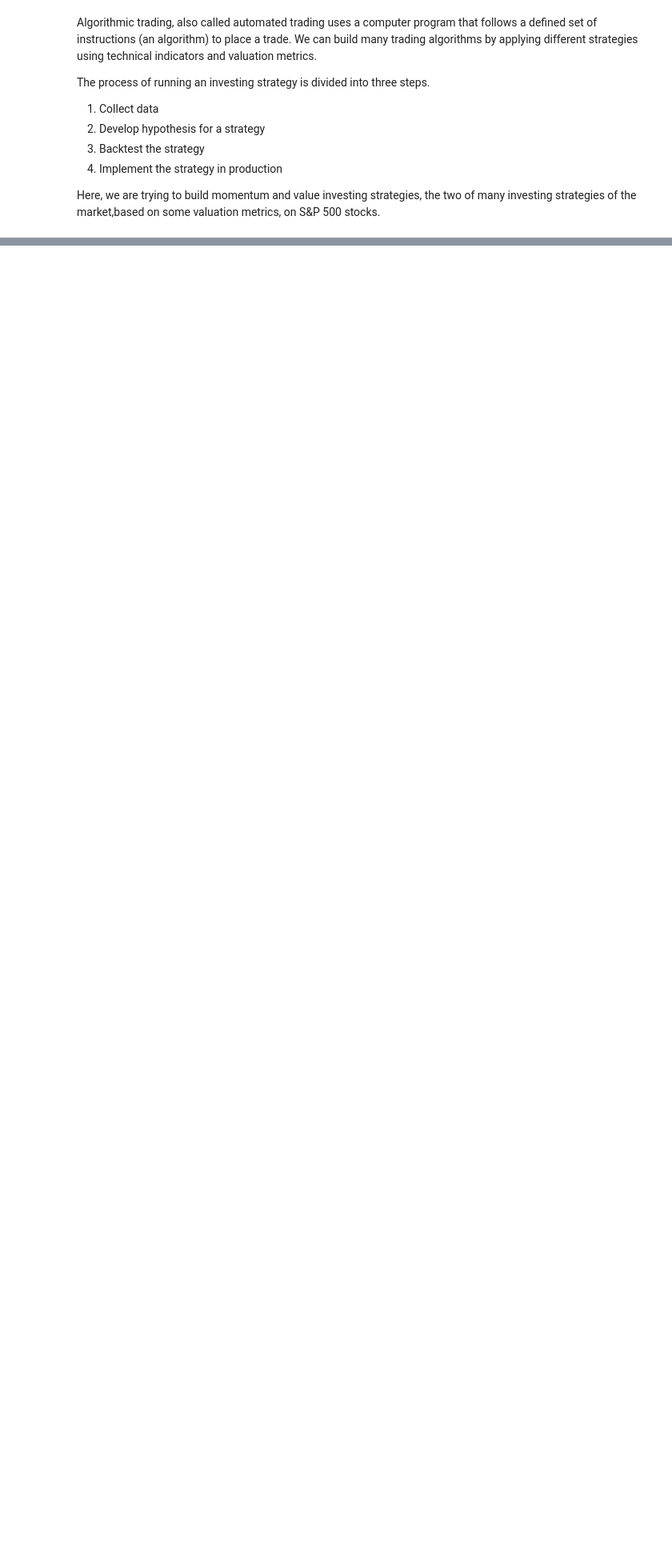
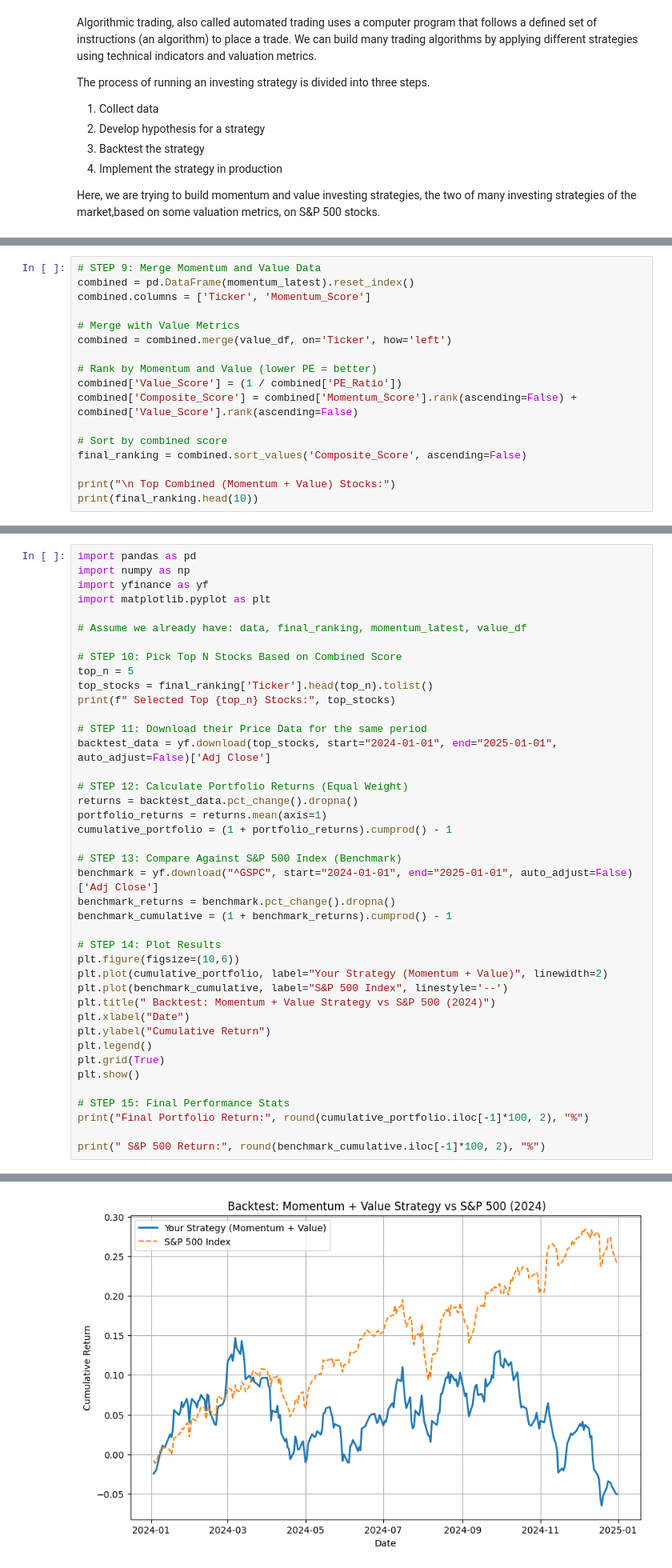
Before and after one commit to Sanjeevani200303/ALGO_TRADE_SYS, a Jupyter notebook: SYS_algo_trading.ipynb, the cells around one changed output, grey strips where cells are left out. Shown: that part at 80% size. Cells and saved outputs as stored; diff of their text form; blank space fills up the shorter version.

```diff
--- a/SYS_algo_trading.ipynb
+++ b/SYS_algo_trading.ipynb
@@ -331,0 +141,17 @@ Thank You!!!
+# %%
+# STEP 9: Merge Momentum and Value Data
+combined = pd.DataFrame(momentum_latest).reset_index()
+combined.columns = ['Ticker', 'Momentum_Score']
+
+# Merge with Value Metrics
+combined = combined.merge(value_df, on='Ticker', how='left')
+
+# Rank by Momentum and Value (lower PE = better)
+combined['Value_Score'] = (1 / combined['PE_Ratio'])
+combined['Composite_Score'] = combined['Momentum_Score'].rank(ascending=False) + combined['Value_Score'].rank(ascending=False)
+
+# Sort by combined score
+final_ranking = combined.sort_values('Composite_Score', ascending=False)
+
+print("\n Top Combined (Momentum + Value) Stocks:")
+print(final_ranking.head(10))
@@ -331,0 +176,42 @@ Thank You!!!
+# %%
+import pandas as pd
+import numpy as np
+import yfinance as yf
+import matplotlib.pyplot as plt
+
+# Assume we already have: data, final_ranking, momentum_latest, value_df
+
+# STEP 10: Pick Top N Stocks Based on Combined Score
+top_n = 5
+top_stocks = final_ranking['Ticker'].head(top_n).tolist()
+print(f" Selected Top {top_n} Stocks:", top_stocks)
+
+# STEP 11: Download their Price Data for the same period
+backtest_data = yf.download(top_stocks, start="2024-01-01", end="2025-01-01", auto_adjust=False)['Adj Close']
+
+# STEP 12: Calculate Portfolio Returns (Equal Weight)
+returns = backtest_data.pct_change().dropna()
+portfolio_returns = returns.mean(axis=1)
+cumulative_portfolio = (1 + portfolio_returns).cumprod() - 1
+
+# STEP 13: Compare Against S&P 500 Index (Benchmark)
+benchmark = yf.download("^GSPC", start="2024-01-01", end="2025-01-01", auto_adjust=False)['Adj Close']
+benchmark_returns = benchmark.pct_change().dropna()
+benchmark_cumulative = (1 + benchmark_returns).cumprod() - 1
+
+# STEP 14: Plot Results
+plt.figure(figsize=(10,6))
+plt.plot(cumulative_portfolio, label="Your Strategy (Momentum + Value)", linewidth=2)
+plt.plot(benchmark_cumulative, label="S&P 500 Index", linestyle='--')
+plt.title(" Backtest: Momentum + Value Strategy vs S&P 500 (2024)")
+plt.xlabel("Date")
+plt.ylabel("Cumulative Return")
+plt.legend()
+plt.grid(True)
+plt.show()
+
+# STEP 15: Final Performance Stats
+print("Final Portfolio Return:", round(cumulative_portfolio.iloc[-1]*100, 2), "%")
+
+print(" S&P 500 Return:", round(benchmark_cumulative.iloc[-1]*100, 2), "%")
+# %% [output]
@@ -331,0 +221 @@ Thank You!!!
+[figure, added]
```
Also changed, not shown: parts of 49 cells of this notebook.
